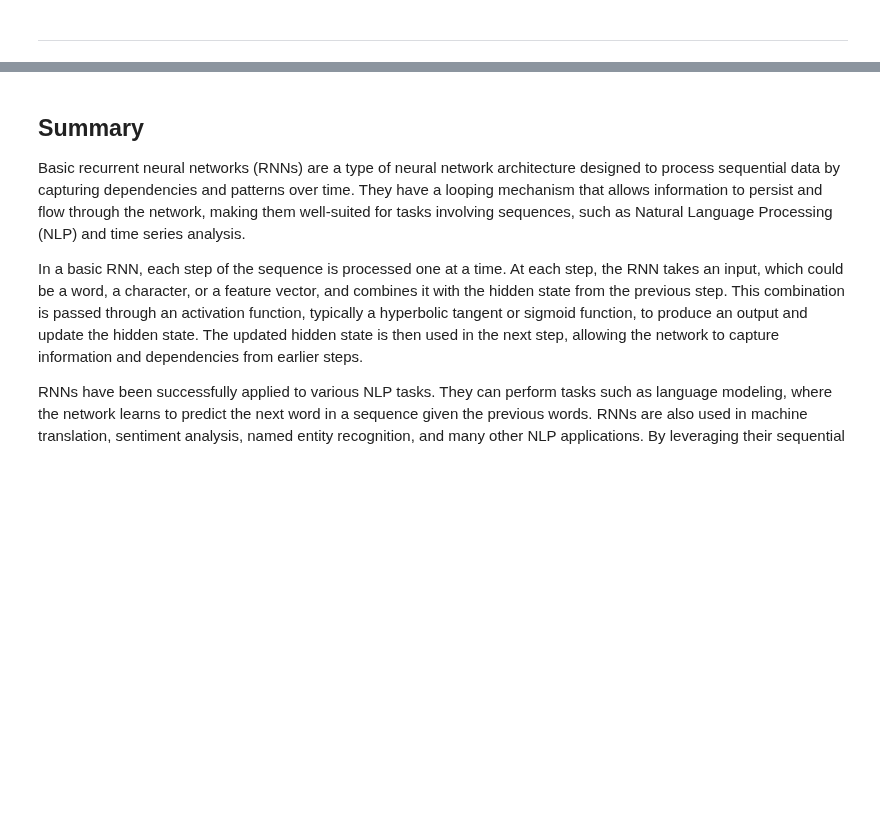
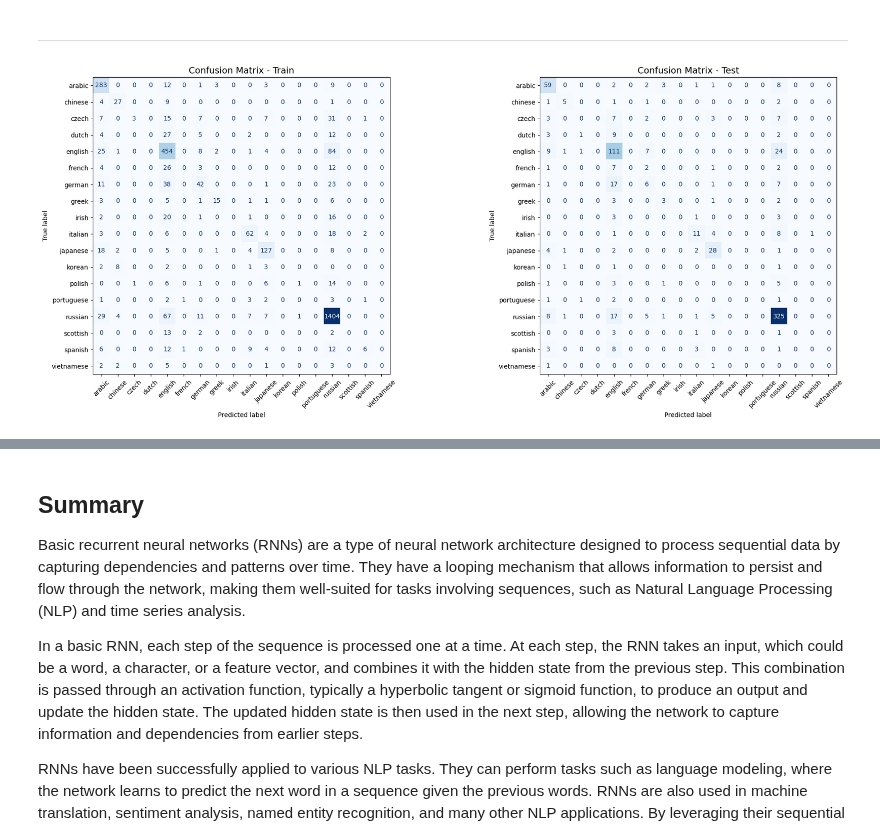
Before and after one commit to BostonAnalytics/AD698-generative-ai-for-BA, a Jupyter notebook: help-code/3-neural-nlp/Section 1.2 - Vanilla RNN Implementation.ipynb, the cells around one changed output, grey strips where cells are left out. Saved outputs shown, nothing was run; the diff lists cells and outputs as text; code cells hidden in the pictures; blank space fills up the shorter version.

```diff
--- a/help-code/3-neural-nlp/Section 1.2 - Vanilla RNN Implementation.ipynb
+++ b/help-code/3-neural-nlp/Section 1.2 - Vanilla RNN Implementation.ipynb
@@ -383,2 +461,37 @@ print(nationalities_mapping[prediction])
 # %% [markdown]
 ---
+# %%
+from sklearn.metrics import confusion_matrix, ConfusionMatrixDisplay
+
+def get_predictions(model, df):
+    model.eval()
+    y_pred, y_true = [], df['nationality'].tolist()
+    with tqdm(total=len(df)) as progress_bar:
+        for _, row in df.iterrows():
+            name_tensor = name_to_tensor(row['name']).to(device)
+            prediction = predict(model, name_tensor)
+            y_pred.append(prediction)
+            progress_bar.update(1)
+    model.train()
+    return y_true, y_pred
+
+y_true_train, y_pred_train = get_predictions(model, df_train)
+y_true_test, y_pred_test = get_predictions(model, df_test)
+
+cm_train = confusion_matrix(y_true_train, y_pred_train)
+cm_test = confusion_matrix(y_true_test, y_pred_test)
+
+fig, axes = plt.subplots(1, 2, figsize=(20, 8))
+
+disp_train = ConfusionMatrixDisplay(confusion_matrix=cm_train, display_labels=nationalities_mapping)
+disp_train.plot(ax=axes[0], xticks_rotation=45, colorbar=False, cmap='Blues')
+axes[0].set_title('Confusion Matrix - Train', fontsize=14)
+
+disp_test = ConfusionMatrixDisplay(confusion_matrix=cm_test, display_labels=nationalities_mapping)
+disp_test.plot(ax=axes[1], xticks_rotation=45, colorbar=False, cmap='Blues')
+axes[1].set_title('Confusion Matrix - Test', fontsize=14)
+
+plt.tight_layout()
+plt.show()
+# %% [output]
+[figure, added]
```
Also changed, not shown: parts of 15 cells of this notebook, 27 other files.
